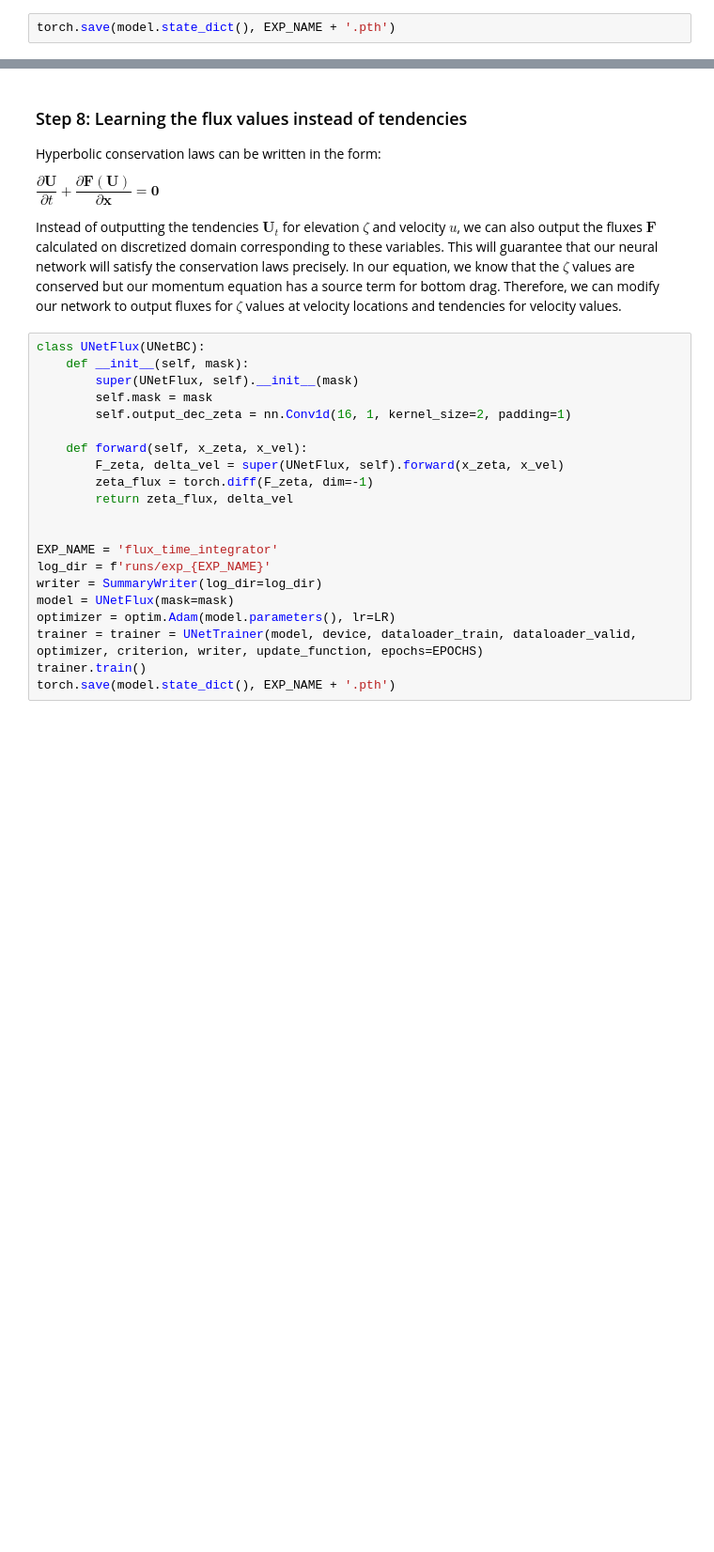
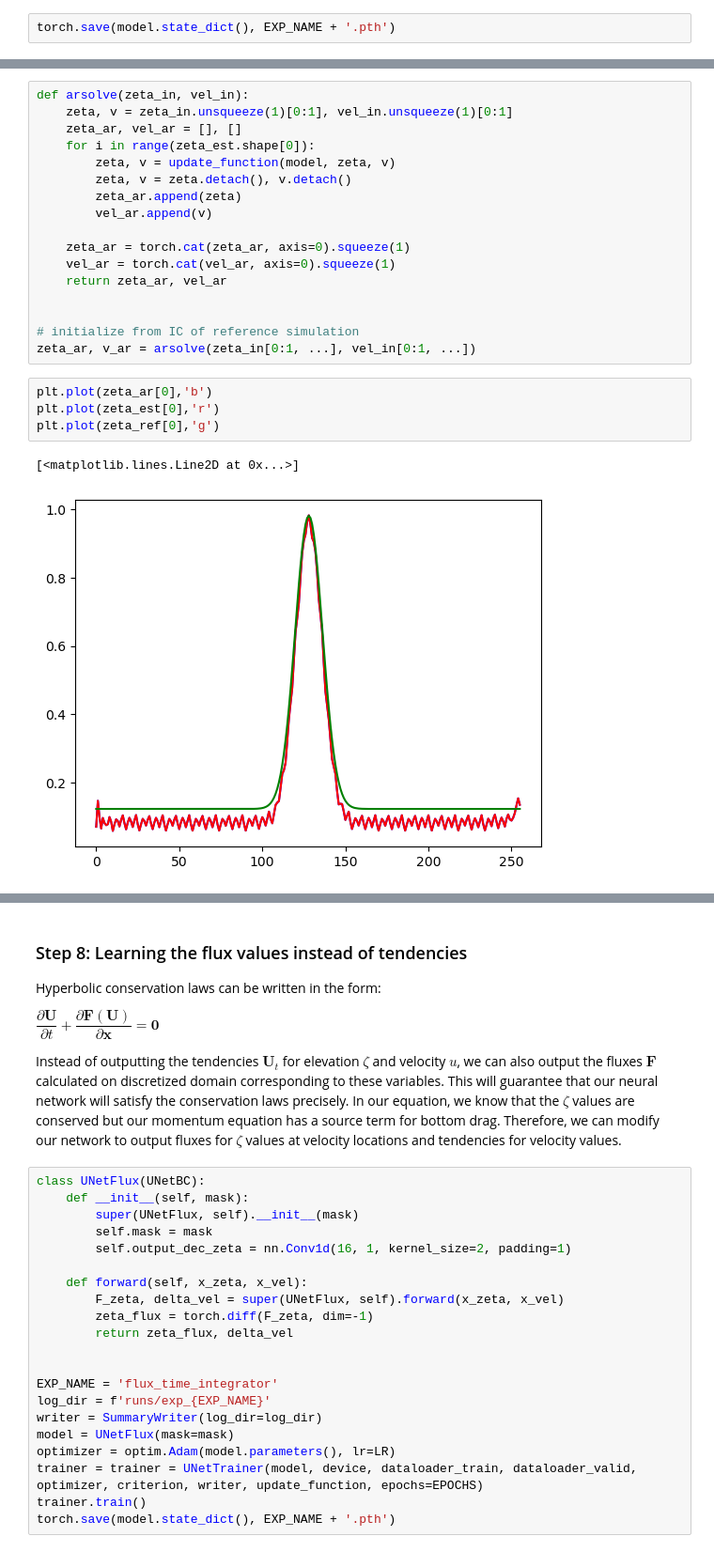
Before and after one commit to alicanbekar/pi_lecture_pytorch, a Jupyter notebook: swe_instructor_code.ipynb, the cells around one changed output, grey strips where cells are left out. Shown: that part at 94% size. Saved outputs shown, nothing was run; the diff lists cells and outputs as text; blank space fills up the shorter version.

```diff
--- a/swe_instructor_code.ipynb
+++ b/swe_instructor_code.ipynb
@@ -419,0 +503,24 @@ torch.save(model.state_dict(), EXP_NAME + '.pth')
+# %%
+def arsolve(zeta_in, vel_in):
+    zeta, v = zeta_in.unsqueeze(1)[0:1], vel_in.unsqueeze(1)[0:1]
+    zeta_ar, vel_ar = [], []
+    for i in range(zeta_est.shape[0]):
+        zeta, v = update_function(model, zeta, v)
+        zeta, v = zeta.detach(), v.detach()
+        zeta_ar.append(zeta)
+        vel_ar.append(v)
+
+    zeta_ar = torch.cat(zeta_ar, axis=0).squeeze(1)
+    vel_ar = torch.cat(vel_ar, axis=0).squeeze(1)
+    return zeta_ar, vel_ar
+
+
+# initialize from IC of reference simulation
+zeta_ar, v_ar = arsolve(zeta_in[0:1, ...], vel_in[0:1, ...])
+# %%
+plt.plot(zeta_ar[0],'b')
+plt.plot(zeta_est[0],'r')
+plt.plot(zeta_ref[0],'g')
+# %% [output]
+[<matplotlib.lines.Line2D at 0x...>]
+[figure, added]
```
Also changed, not shown: parts of 29 cells of this notebook.
